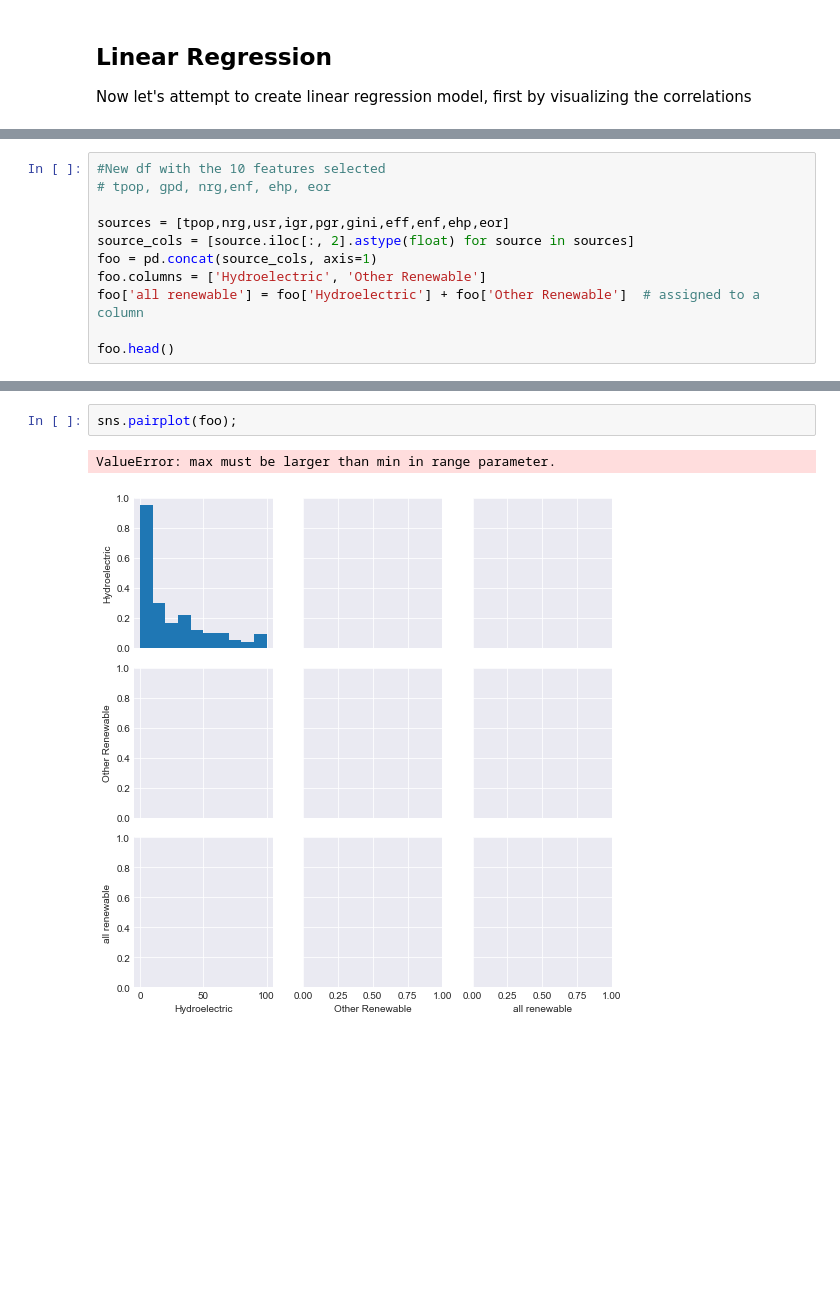
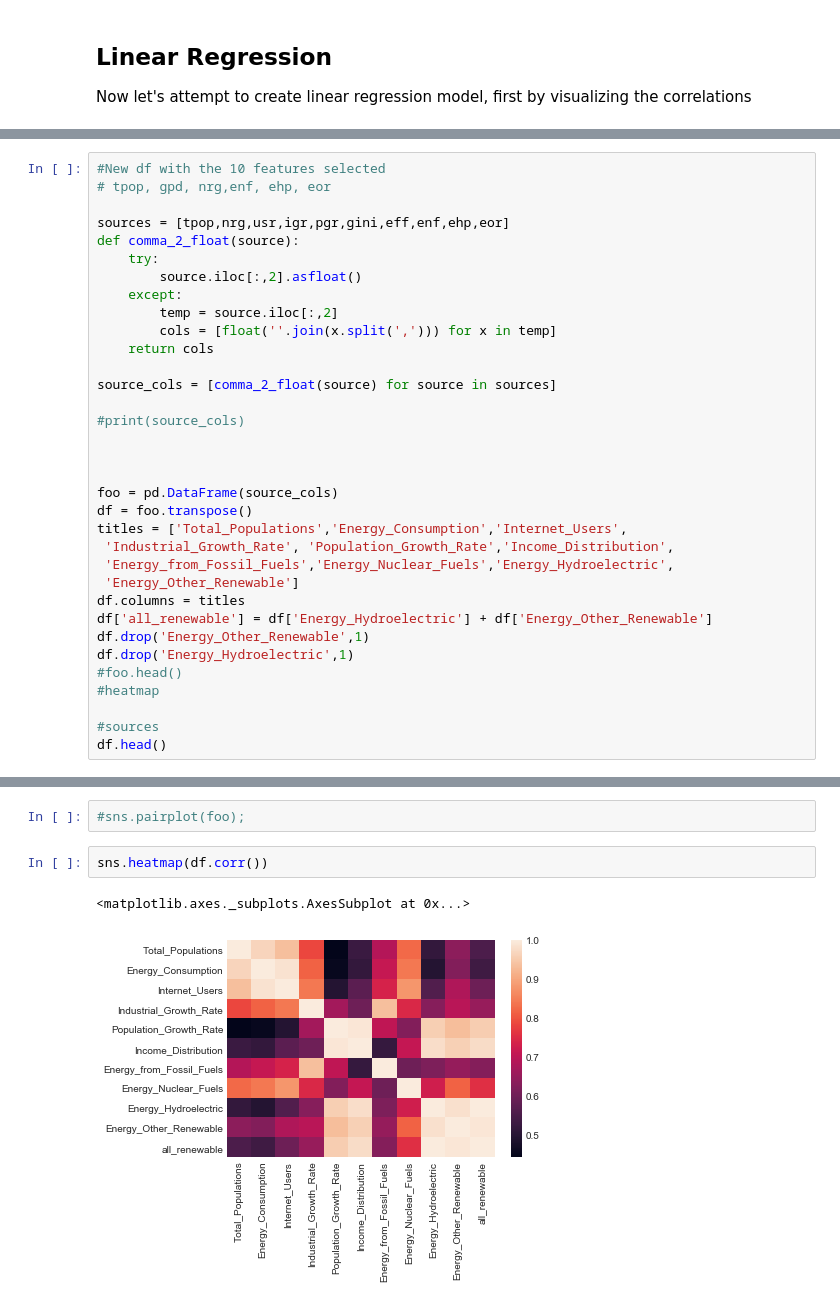
Before and after one commit to MCassetti/project_luther, a Jupyter notebook: project_luther_webscraper.ipynb, the cells around one changed output, grey strips where cells are left out. Cells and saved outputs as stored; diff of their text form; blank space fills up the shorter version.

```diff
--- a/project_luther_webscraper.ipynb
+++ b/project_luther_webscraper.ipynb
@@ -208,10 +194,33 @@ sns.set_style("darkgrid")
 # tpop, gpd, nrg,enf, ehp, eor
 
 sources = [tpop,nrg,usr,igr,pgr,gini,eff,enf,ehp,eor]
-source_cols = [source.iloc[:, 2].astype(float) for source in sources]
-foo = pd.concat(source_cols, axis=1)
-foo.columns = ['Hydroelectric', 'Other Renewable']
-foo['all renewable'] = foo['Hydroelectric'] + foo['Other Renewable']  # assigned to a column
+def comma_2_float(source):
+    try:
+        source.iloc[:,2].asfloat()
+    except:
+        temp = source.iloc[:,2]
+        cols = [float(''.join(x.split(','))) for x in temp]
+    return cols
 
-foo.head()
+source_cols = [comma_2_float(source) for source in sources]
+
+#print(source_cols)
+
+
+
+foo = pd.DataFrame(source_cols)
+df = foo.transpose()
+titles = ['Total_Populations','Energy_Consumption','Internet_Users',
+ 'Industrial_Growth_Rate', 'Population_Growth_Rate','Income_Distribution',
+ 'Energy_from_Fossil_Fuels','Energy_Nuclear_Fuels','Energy_Hydroelectric',
+ 'Energy_Other_Renewable']
+df.columns = titles
+df['all_renewable'] = df['Energy_Hydroelectric'] + df['Energy_Other_Renewable']
+df.drop('Energy_Other_Renewable',1)
+df.drop('Energy_Hydroelectric',1)
+#foo.head()
+#heatmap
+
+#sources
+df.head()
 # %% [output]
@@ -219,5 +233,7 @@ ValueError: could not convert string to float: '1,000'
 # %%
-sns.pairplot(foo);
+#sns.pairplot(foo);
-# %% [output]
-ValueError: max must be larger than min in range parameter.
-[figure, removed]
+# %%
+sns.heatmap(df.corr())
+# %% [output]
+<matplotlib.axes._subplots.AxesSubplot at 0x...>
+[figure, added]
```
Also changed, not shown: parts of 8 cells of this notebook.
